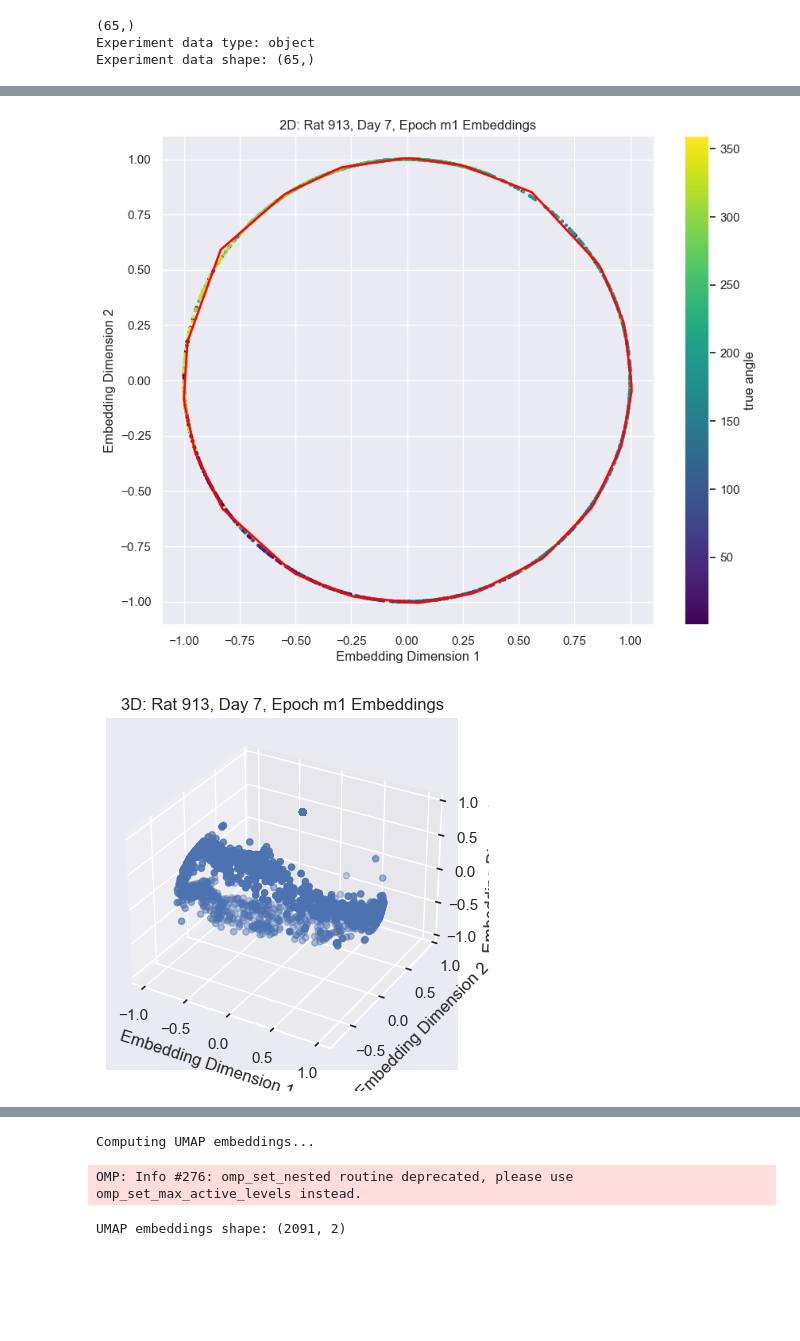
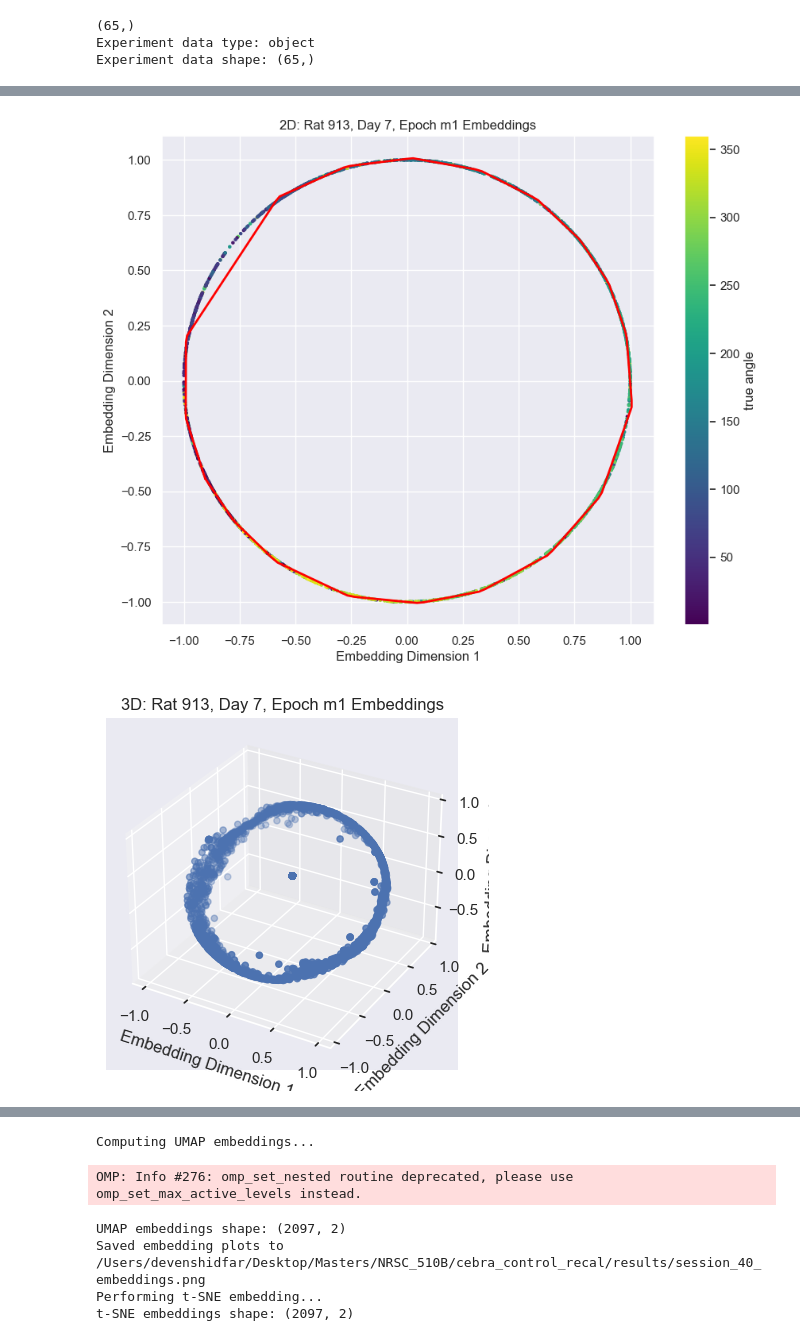
Before and after one commit to devshidfar/cebra_control_recal, a Jupyter notebook: real_data/cebra_control_recal.ipynb, the cells around one changed output, grey strips where cells are left out. Drawn from its saved outputs; the diff is of its cells as text; code cells hidden in the pictures; blank space fills up the shorter version.

```diff
--- a/real_data/cebra_control_recal.ipynb
+++ b/real_data/cebra_control_recal.ipynb
@@ -80,7 +82,7 @@ embeddings_list = []
 metadata_list = []
 
 # Define velocity threshold
-vel_threshold = 5  # degrees per second
+vel_threshold = -100 # degrees per second
 
 # -----------------------------
 # Main Processing Loop
@@ -209,9 +211,7 @@ for bin_size in bin_sizes:
             true_angle_binned = true_angle_binned[:min_bins]
             bins = bins[:min_bins+1]
 
-        # -----------------------------
-        # D. Embedding and Visualization
-        # -----------------------------
+
         embeddings_2d_list = []
         embeddings_3d_list = []
 
@@ -223,8 +223,8 @@ for bin_size in bin_sizes:
         embeddings_3d_list.append(embeddings_3d)
 
         # Fit principal curves (adapted from Chaudhuri et al.)
-        principal_curve_2d, curve_params_2d = fit_spud_to_cebra(embeddings_2d)
-        principal_curve_3d, curve_params_3d = fit_spud_to_cebra(embeddings_3d)
+        principal_curve_2d, principal_curve_2d_pre, curve_params_2d = fit_spud_to_cebra(embeddings_2d)
+        principal_curve_3d, principal_curve_3d_pre, curve_params_3d = fit_spud_to_cebra(embeddings_3d)
 
         # Plotting CEBRA 2D embeddings with hippocampal angles
         plot_in_2d(embeddings_2d, session, hipp_angle_binned % 360, "hipp angle", principal_curve_2d)
@@ -282,13 +282,12 @@ for bin_size in bin_sizes:
         anim_save_file = f"{anim_save_path}/bin_size-{bin_size}/session_{session_idx}/vel_thresh_{vel_threshold}/"
         os.makedirs(anim_save_file,exist_ok=True)
         create_rotating_3d_plot(embeddings_3d, session, hipp_angle_binned % 360, "hipp angle", anim_save_file, save_anim, principal_curve_3d)
+        create_rotating_3d_plot(embeddings_3d, session, hipp_angle_binned % 360, "hipp angle pre", anim_save_file, save_anim, principal_curve_3d_pre)
         create_rotating_3d_plot(embeddings_3d, session, true_angle_binned % 360, "true angle", anim_save_file, save_anim, principal_curve_3d)
         create_rotating_3d_plot(embeddings_3d, session, high_vel_binned, "velocity", anim_save_file, save_anim, principal_curve_3d)
         print(f"Created rotating 3D plots for session {session_idx + 1}.")
 
-        # -----------------------------
-        # E. Save Embeddings (If Required)
-        # -----------------------------
+
         if save_models:
             embedding_filename_2d = f"bin_size-{bin_size}_embeddings_2d_rat{session.rat}_day{session.day}_epoch{session.epoch}.npy"
             embedding_filename_3d = f"bin_size-{bin_size}_embeddings_3d_rat{session.rat}_day{session.day}_epoch{session.epoch}.npy"
@@ -330,10 +329,6 @@ for bin_size in bin_sizes:
         metadata_df.to_csv(metadata_csv_path, index=False)
         print(f"Saved embeddings metadata to {metadata_csv_path}")
 
-# -----------------------------
-# G. (Optional) Save the Filtered expt Structure
-# -----------------------------
-# Uncomment the following lines if you wish to save the filtered expt structure
 '''
 filtered_expt_save_path = '/Users/devenshidfar/Desktop/Masters/NRSC_510B/cebra_control_recal_project/mat_code_and_data/data/NN_opticflow_dataset_filtered.pkl'
 with open(filtered_expt_save_path, 'wb') as f:
@@ -362,2 +357,2 @@ Output embeddings shape: (2091, 3)
-[figure, old version]
+[figure, new version]
-[figure, old version]
+[figure, new version]
@@ -369,3 +364,6 @@ Output embeddings shape: (2091, 3)
 Computing UMAP embeddings...
 OMP: Info #276: omp_set_nested routine deprecated, please use omp_set_max_active_levels instead.
-UMAP embeddings shape: (2091, 2)
+UMAP embeddings shape: (2097, 2)
+Saved embedding plots to /Users/devenshidfar/Desktop/Masters/NRSC_510B/cebra_control_recal/results/session_40_embeddings.png
+Performing t-SNE embedding...
+t-SNE embeddings shape: (2097, 2)
```
Also changed, not shown: parts of 3 cells of this notebook, 3 other files.
